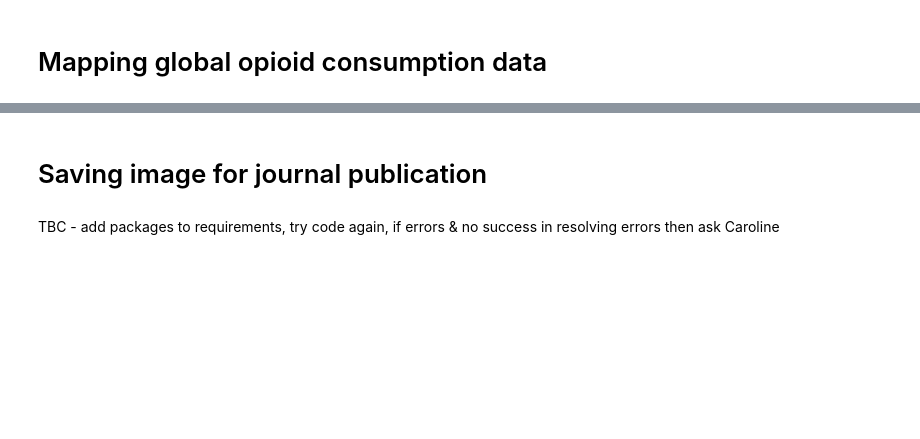
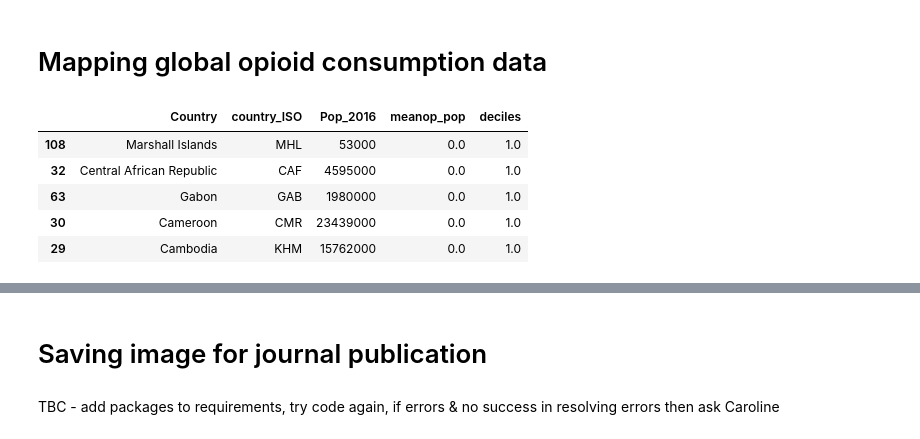
Before and after one commit to georgiarichards/opioid_emls_maps, a Jupyter notebook: Opioid consumption maps.ipynb, the cells around one changed output, grey strips where cells are left out. Drawn from its saved outputs; the diff is of its cells as text; code cells hidden in the pictures; blank space fills up the shorter version.

Commit message:
example of exporting images, and changing map legend from continious to discrete colours

```diff
--- a/Opioid consumption maps.ipynb
+++ b/Opioid consumption maps.ipynb
@@ -77,3 +79,21 @@ fig1.show()
 [interactive output not drawn]
 # %% [markdown]
 # Mapping global opioid consumption data
+# %%
+df['deciles'] = df['deciles'].astype(str)
+#I have converted this into a string so it sees it as discrete categorical data and not floats
+# %%
+df.dropna(inplace=True)
+# %%
+df.sort_values(by="deciles", inplace=True)
+#you need this to sort the legend values, otherwise ordered in order they are in df from top to bottom
+#means 10 is next 1. this can solved by playing with the strings
+# %%
+df.head()
+# %% [output]
+|  | Country | country_ISO | Pop_2016 | meanop_pop | deciles |
+| 108 | Marshall Islands | MHL | 53000 | 0.0 | 1.0 |
+| 32 | Central African Republic | CAF | 4595000 | 0.0 | 1.0 |
+| 63 | Gabon | GAB | 1980000 | 0.0 | 1.0 |
+| 30 | Cameroon | CMR | 23439000 | 0.0 | 1.0 |
+| 29 | Cambodia | KHM | 15762000 | 0.0 | 1.0 |
```
Also changed, not shown: parts of 16 cells of this notebook, 3 other files.
